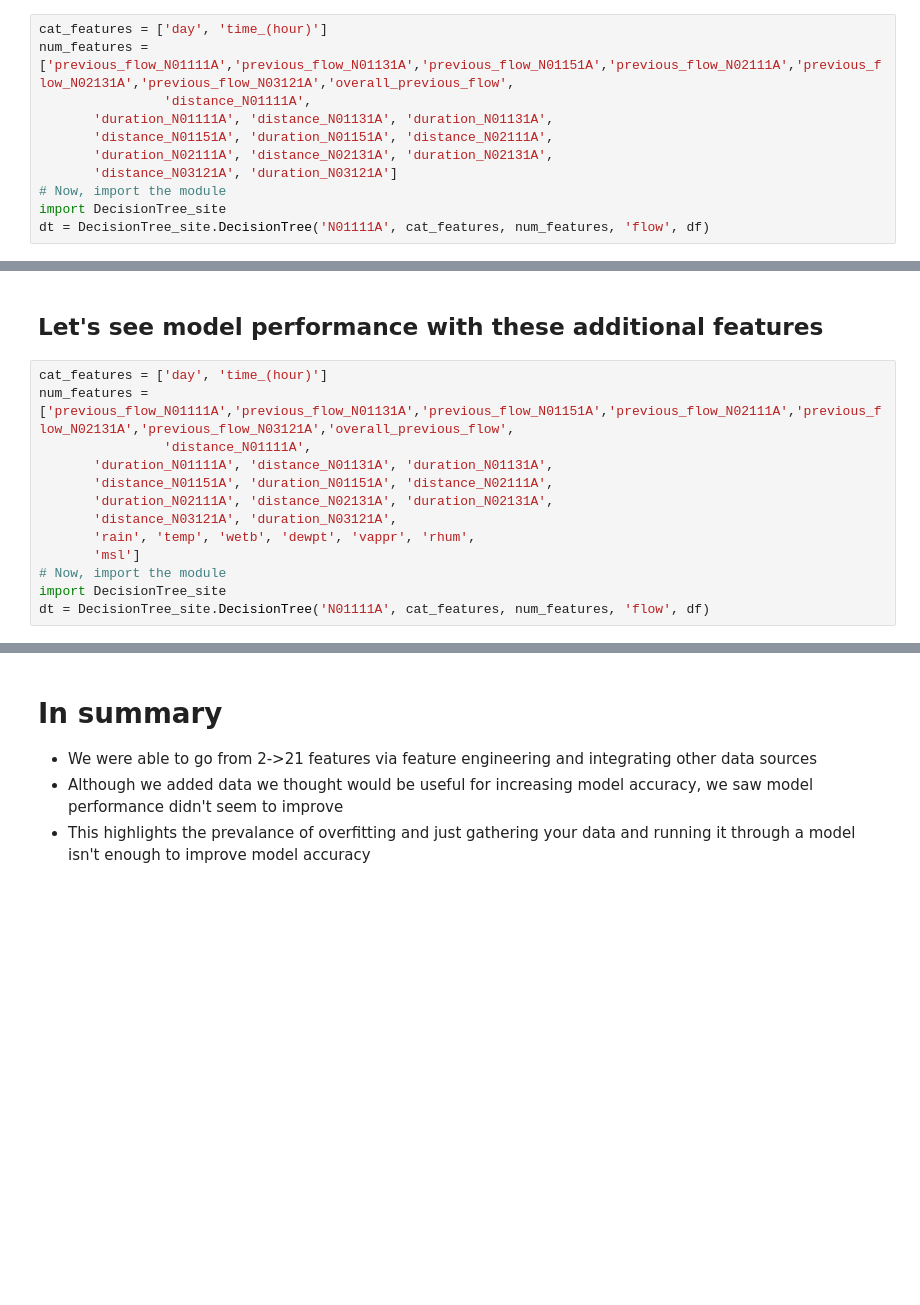
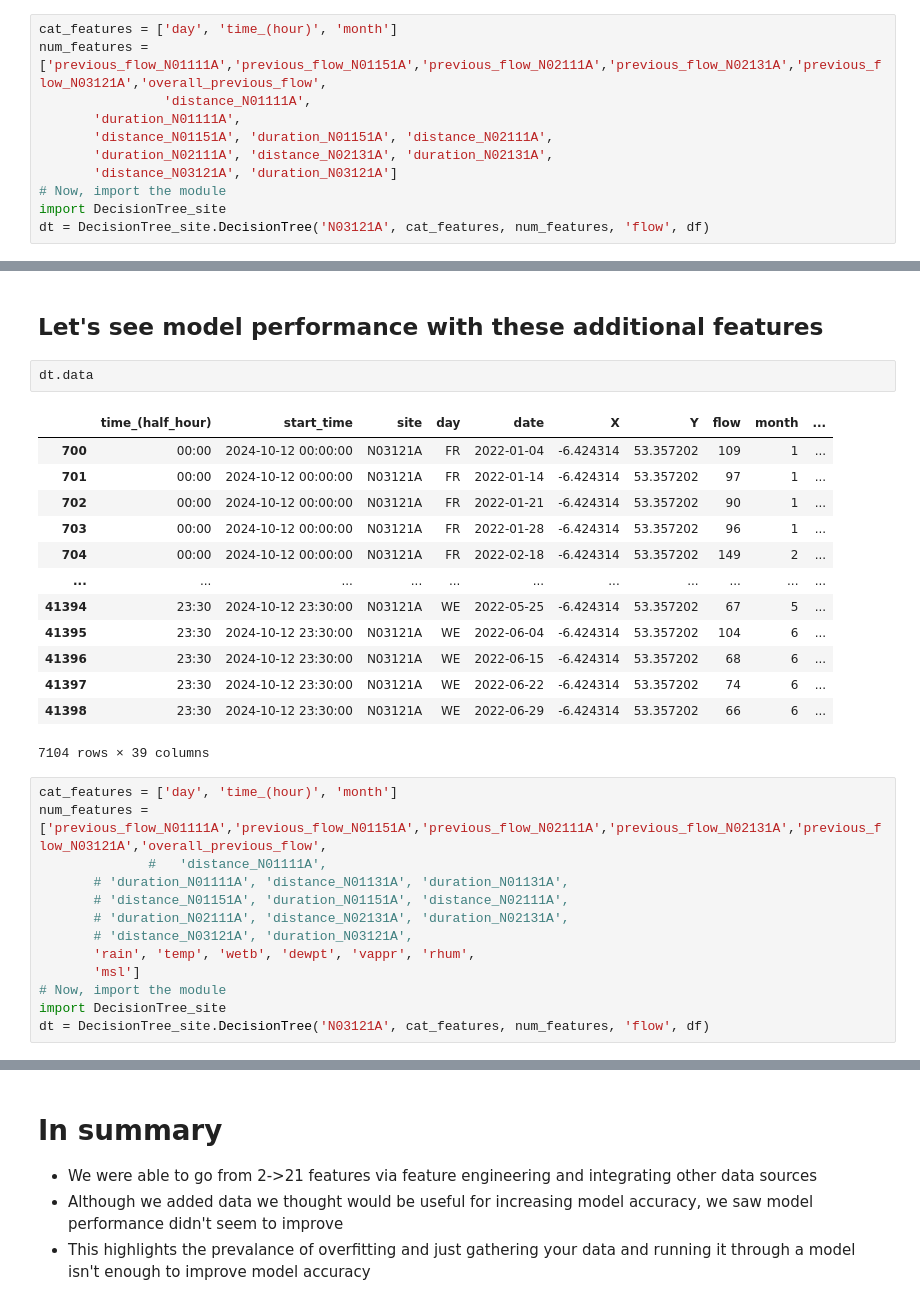
Before and after one commit to emolloy123/Traffic-Flow-SDCC, a Jupyter notebook: traffic_flow_regression_V2.ipynb, the cells around one changed output, grey strips where cells are left out. Saved outputs shown, nothing was run; the diff lists cells and outputs as text; blank space fills up the shorter version.

Commit message:
Debugging perfect decision tree seen before

```diff
--- a/traffic_flow_regression_V2.ipynb
+++ b/traffic_flow_regression_V2.ipynb
@@ -254,16 +258,16 @@ for site in unique_sites:
 # %% [markdown]
 ## Let's see model performance with these additional features
 # %%
-cat_features = ['day', 'time_(hour)']
-num_features = ['previous_flow_N01111A','previous_flow_N01131A','previous_flow_N01151A','previous_flow_N02111A','previous_flow_N02131A','previous_flow_N03121A','overall_previous_flow',
+cat_features = ['day', 'time_(hour)', 'month']
+num_features = ['previous_flow_N01111A','previous_flow_N01151A','previous_flow_N02111A','previous_flow_N02131A','previous_flow_N03121A','overall_previous_flow',
                 'distance_N01111A',
-       'duration_N01111A', 'distance_N01131A', 'duration_N01131A',
+       'duration_N01111A',
        'distance_N01151A', 'duration_N01151A', 'distance_N02111A',
        'duration_N02111A', 'distance_N02131A', 'duration_N02131A',
        'distance_N03121A', 'duration_N03121A']
 # Now, import the module
 import DecisionTree_site
-dt = DecisionTree_site.DecisionTree('N01111A', cat_features, num_features, 'flow', df)
+dt = DecisionTree_site.DecisionTree('N03121A', cat_features, num_features, 'flow', df)
 # %%
 dt.transform_split_train_score_eval()
 # %% [output]
@@ -351,16 +396,32 @@ null_rows.head()
 df.to_csv('ml_datasets/v2_dataset.csv', index=None)
 # %% [markdown]
 ## Let's see model performance with these additional features
+# %%
+dt.data
+# %% [output]
+|  | time_(half_hour) | start_time | site | day | date | X | Y | flow | month | ... |
+| 700 | 00:00 | 2024-10-12 00:00:00 | N03121A | FR | 2022-01-04 | -6.424314 | 53.357202 | 109 | 1 | ... |
+| 701 | 00:00 | 2024-10-12 00:00:00 | N03121A | FR | 2022-01-14 | -6.424314 | 53.357202 | 97 | 1 | ... |
+| 702 | 00:00 | 2024-10-12 00:00:00 | N03121A | FR | 2022-01-21 | -6.424314 | 53.357202 | 90 | 1 | ... |
+| 703 | 00:00 | 2024-10-12 00:00:00 | N03121A | FR | 2022-01-28 | -6.424314 | 53.357202 | 96 | 1 | ... |
+| 704 | 00:00 | 2024-10-12 00:00:00 | N03121A | FR | 2022-02-18 | -6.424314 | 53.357202 | 149 | 2 | ... |
+| ... | ... | ... | ... | ... | ... | ... | ... | ... | ... | ... |
+| 41394 | 23:30 | 2024-10-12 23:30:00 | N03121A | WE | 2022-05-25 | -6.424314 | 53.357202 | 67 | 5 | ... |
+| 41395 | 23:30 | 2024-10-12 23:30:00 | N03121A | WE | 2022-06-04 | -6.424314 | 53.357202 | 104 | 6 | ... |
+| 41396 | 23:30 | 2024-10-12 23:30:00 | N03121A | WE | 2022-06-15 | -6.424314 | 53.357202 | 68 | 6 | ... |
+| 41397 | 23:30 | 2024-10-12 23:30:00 | N03121A | WE | 2022-06-22 | -6.424314 | 53.357202 | 74 | 6 | ... |
+| 41398 | 23:30 | 2024-10-12 23:30:00 | N03121A | WE | 2022-06-29 | -6.424314 | 53.357202 | 66 | 6 | ... |
+7104 rows × 39 columns
 # %%
-cat_features = ['day', 'time_(hour)']
-num_features = ['previous_flow_N01111A','previous_flow_N01131A','previous_flow_N01151A','previous_flow_N02111A','previous_flow_N02131A','previous_flow_N03121A','overall_previous_flow',
-                'distance_N01111A',
-       'duration_N01111A', 'distance_N01131A', 'duration_N01131A',
-       'distance_N01151A', 'duration_N01151A', 'distance_N02111A',
-       'duration_N02111A', 'distance_N02131A', 'duration_N02131A',
-       'distance_N03121A', 'duration_N03121A',
+cat_features = ['day', 'time_(hour)', 'month']
+num_features = ['previous_flow_N01111A','previous_flow_N01151A','previous_flow_N02111A','previous_flow_N02131A','previous_flow_N03121A','overall_previous_flow',
+              #   'distance_N01111A',
+       # 'duration_N01111A', 'distance_N01131A', 'duration_N01131A',
+       # 'distance_N01151A', 'duration_N01151A', 'distance_N02111A',
+       # 'duration_N02111A', 'distance_N02131A', 'duration_N02131A',
+       # 'distance_N03121A', 'duration_N03121A',
        'rain', 'temp', 'wetb', 'dewpt', 'vappr', 'rhum',
        'msl']
 # Now, import the module
 import DecisionTree_site
-dt = DecisionTree_site.DecisionTree('N01111A', cat_features, num_features, 'flow', df)
+dt = DecisionTree_site.DecisionTree('N03121A', cat_features, num_features, 'flow', df)
```
Also changed, not shown: parts of 17 cells of this notebook, 4 other files.
